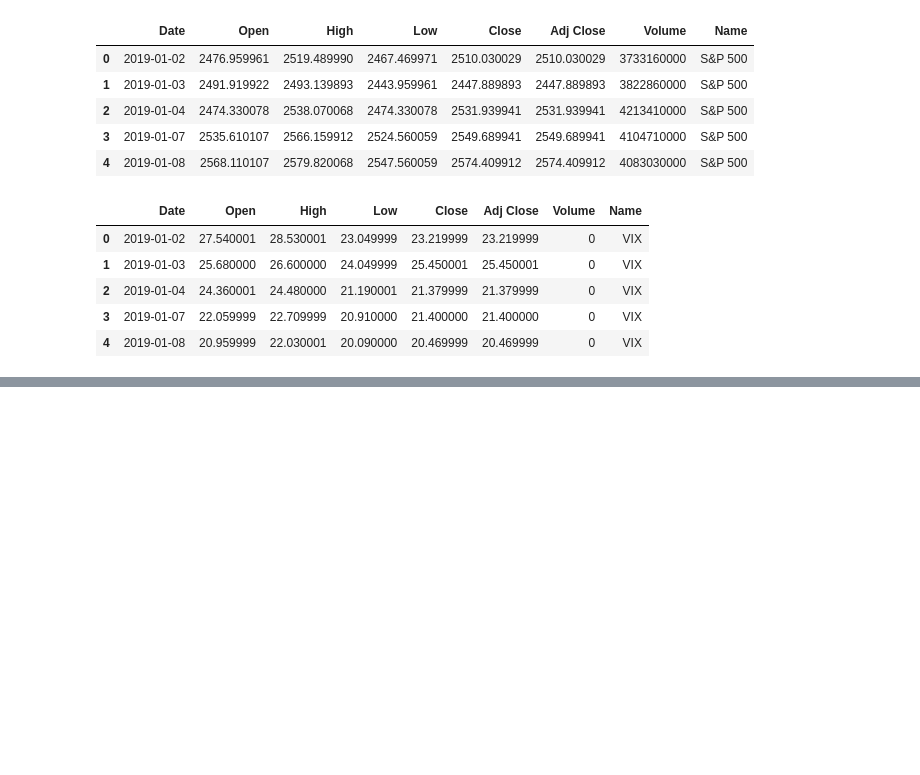
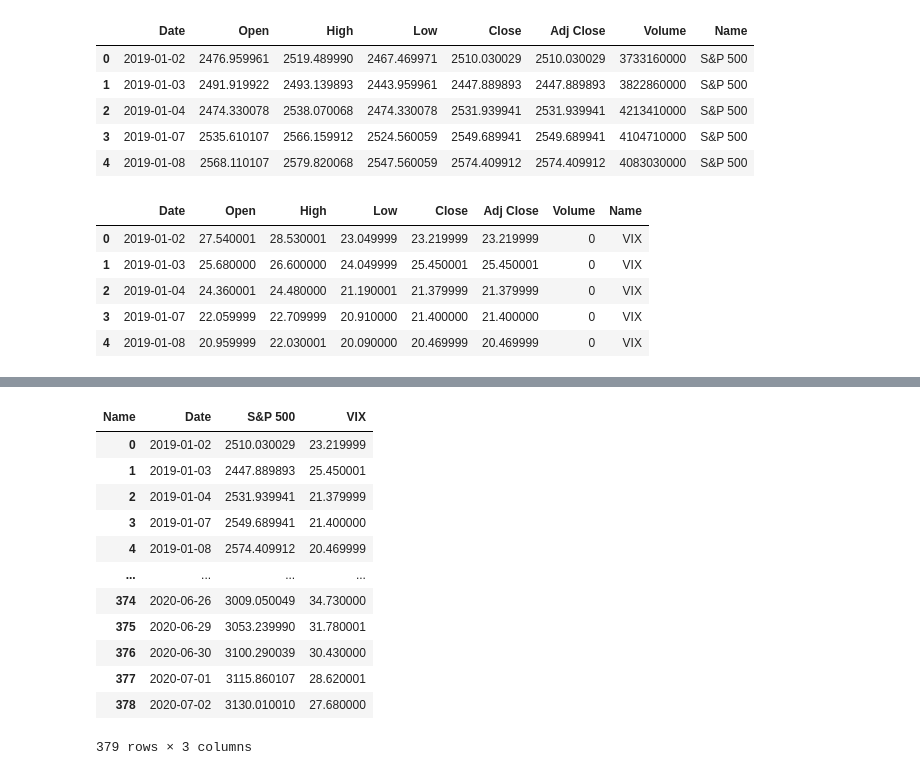
Before and after one commit to robertbozsik/impacts-of-covid19, a Jupyter notebook: data_cleaning_RB.ipynb, the cells around one changed output, grey strips where cells are left out. Saved outputs shown, nothing was run; the diff lists cells and outputs as text; code cells hidden in the pictures; blank space fills up the shorter version.

```diff
--- a/data_cleaning_RB.ipynb
+++ b/data_cleaning_RB.ipynb
@@ -154,0 +197,2 @@ cleaning(vix_df, 'VIX', 'Data/vix_df.csv')
+# %%
+df_pivoted = pd.pivot_table(df_concated, index='Date', columns='Name', values='Adj Close')
@@ -154,0 +219,16 @@ cleaning(vix_df, 'VIX', 'Data/vix_df.csv')
+# %%
+df_pivoted.reset_index()
+# %% [output]
+| Name | Date | S&P 500 | VIX |
+| 0 | 2019-01-02 | 2510.030029 | 23.219999 |
+| 1 | 2019-01-03 | 2447.889893 | 25.450001 |
+| 2 | 2019-01-04 | 2531.939941 | 21.379999 |
+| 3 | 2019-01-07 | 2549.689941 | 21.400000 |
+| 4 | 2019-01-08 | 2574.409912 | 20.469999 |
+| ... | ... | ... | ... |
+| 374 | 2020-06-26 | 3009.050049 | 34.730000 |
+| 375 | 2020-06-29 | 3053.239990 | 31.780001 |
+| 376 | 2020-06-30 | 3100.290039 | 30.430000 |
+| 377 | 2020-07-01 | 3115.860107 | 28.620001 |
+| 378 | 2020-07-02 | 3130.010010 | 27.680000 |
+379 rows × 3 columns
```
Also changed, not shown: parts of 9 cells of this notebook.
